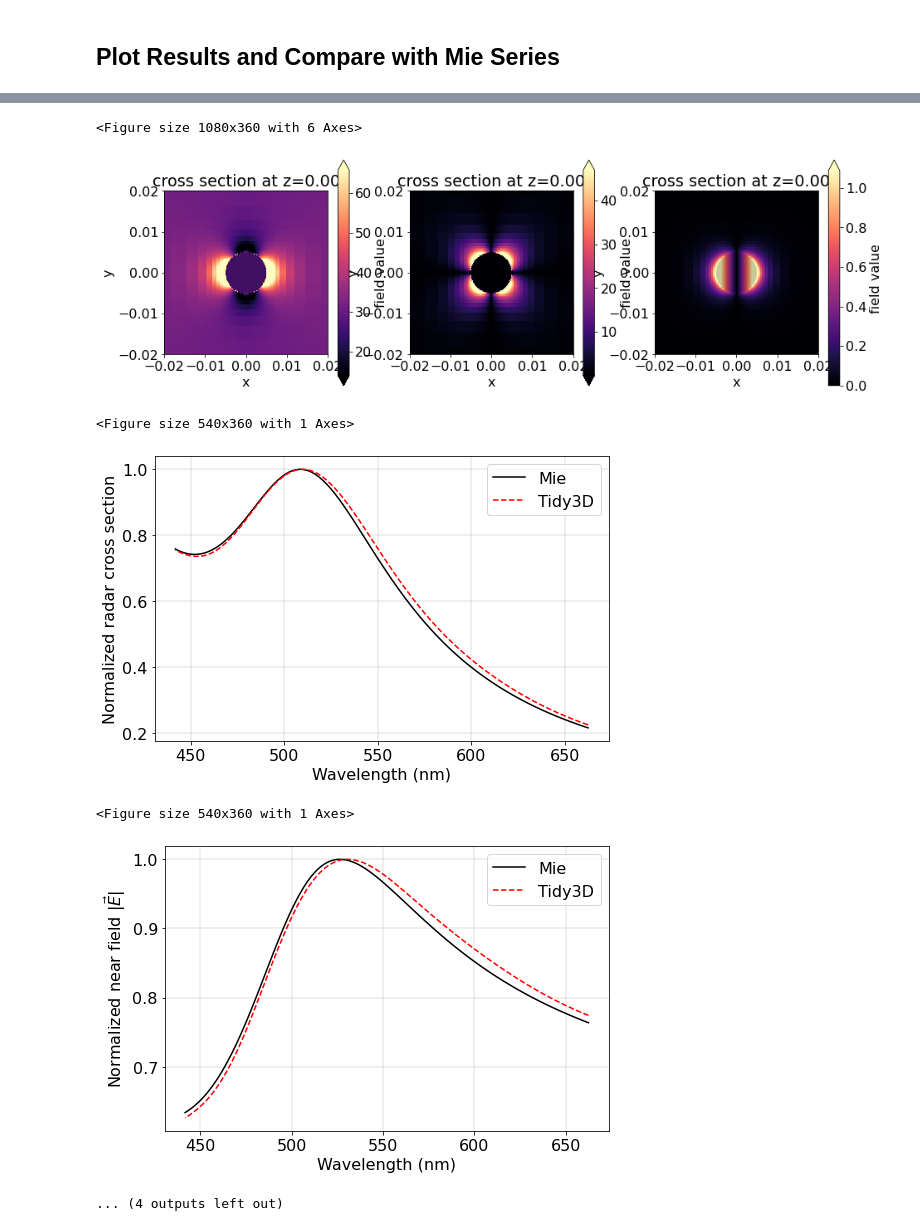
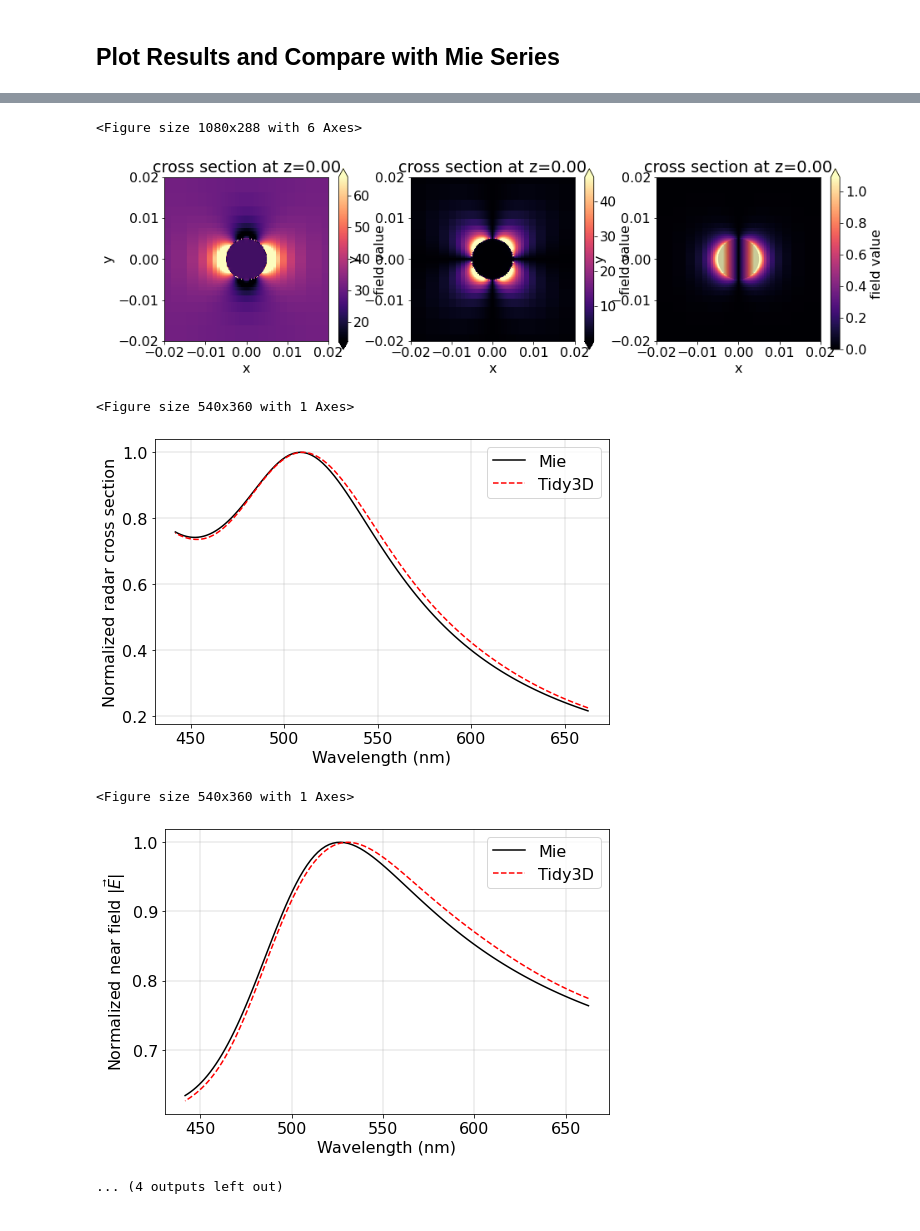
Before and after one commit to flexcompute-readthedocs/tidy3d-docs, a Jupyter notebook: docs/source/extra_examples/PlasmonicNanoparticle.ipynb, the cells around one changed output, grey strips where cells are left out. Cells and saved outputs as stored; diff of their text form; code cells hidden in the pictures.

```diff
--- a/docs/source/extra_examples/PlasmonicNanoparticle.ipynb
+++ b/docs/source/extra_examples/PlasmonicNanoparticle.ipynb
@@ -134,8 +123,8 @@ monitor_near = td.FieldMonitor(
 )
 
 monitor_flux = td.FluxMonitor(
-    center=[0, 0, 10*radius],
-    size=[td.inf, td.inf, 0],
+    center=[0, 0, 1.5*radius],
+    size=[10*radius, 10*radius, 0],
     freqs=list(freqs),
     name='flux',
 )
@@ -207,14 +196,6 @@ sim_empty.plot_grid(y=0, ax=ax2)
 Now we can run both simulations over time and measure the results
 # %%
 # Run simulation
-# sim_data = web.run(sim, task_name='plasmonic_nanoparticle', path='data/plasmonic_nanoparticle.hdf5')
-# sim_empty_data = web.run(sim_empty, task_name='plasmonic_nanoparticle_empty', path='data/plasmonic_nanoparticle_empty.hdf5')
-
-if not use_local:
-    import tidy3d.web as web
-    sim_data = web.run(sim, task_name='plasmonic_nanoparticle', path='data/plasmonic_nanoparticle.hdf5')
-    sim_empty_data = web.run(sim_empty, task_name='plasmonic_nanoparticle_empty', path='data/plasmonic_nanoparticle_empty.hdf5')
-else:
-    sim_data = run_local(sim, mpi)
-    sim_empty_data = run_local(sim_empty, mpi)
+sim_data = web.run(sim, task_name='plasmonic_nanoparticle', path='data/plasmonic_nanoparticle.hdf5')
+sim_empty_data = web.run(sim_empty, task_name='plasmonic_nanoparticle_empty', path='data/plasmonic_nanoparticle_empty.hdf5')
 # %% [output]
@@ -388,7 +331,7 @@ def to_db(val):
 def normalize(val):
     return np.abs(val) / np.max(np.abs(val))
 
-fig, ax = plt.subplots(1, 3, figsize=(15, 5))
+fig, ax = plt.subplots(1, 3, figsize=(15, 4))
 sim_data.plot_field(field_monitor_name='thru', field_name='Ex', val='abs', f=f0, ax=ax[0])
 sim_data.plot_field(field_monitor_name='thru', field_name='Ey', val='abs', f=f0, ax=ax[1])
 sim_data.plot_field(field_monitor_name='thru', field_name='Ez', val='abs', f=f0, ax=ax[2])
@@ -467,7 +410,7 @@ plt.tight_layout()
                     `Medium.frequency_range` = (48359862300000.0,
                     1208986810000000.0)
-<Figure size 1080x360 with 6 Axes>
+<Figure size 1080x288 with 6 Axes>
-[figure, old version]
+[figure, new version]
 <Figure size 540x360 with 1 Axes>
 [figure]
 <Figure size 540x360 with 1 Axes>
```
Also changed, not shown: parts of 5 cells of this notebook, 10 other files.
